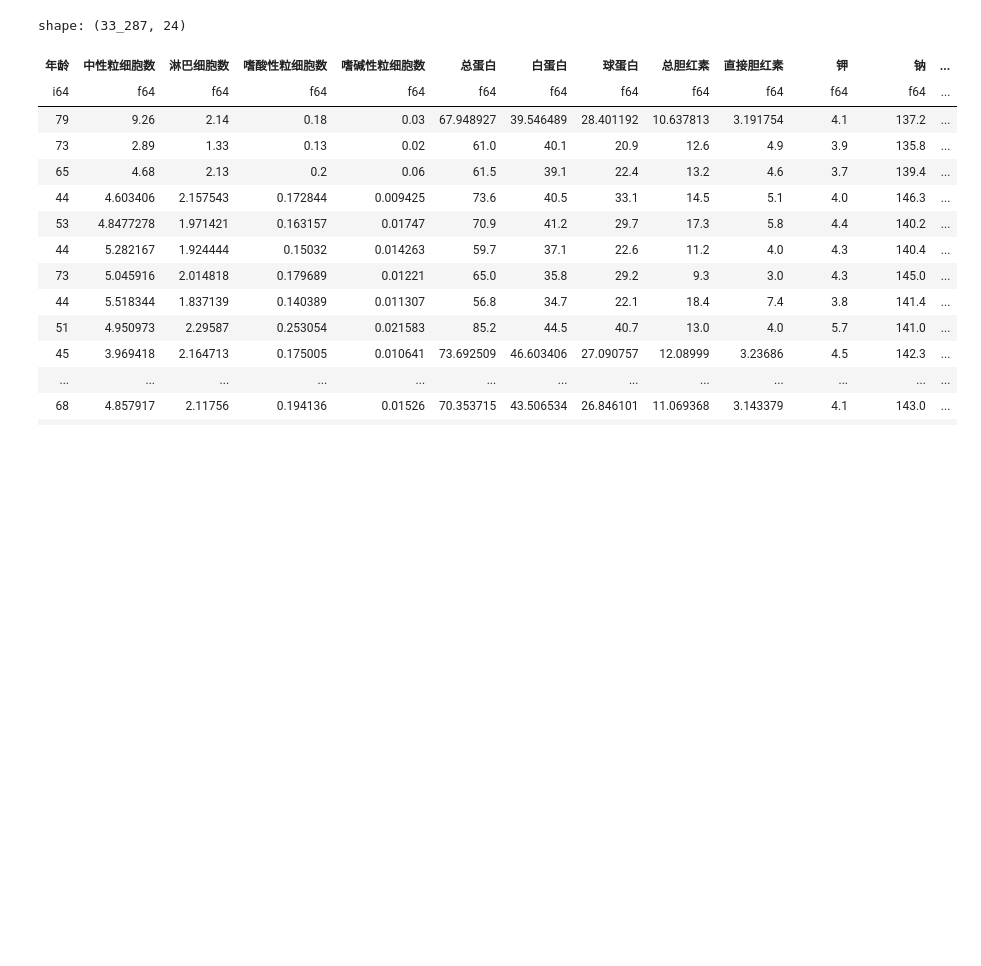
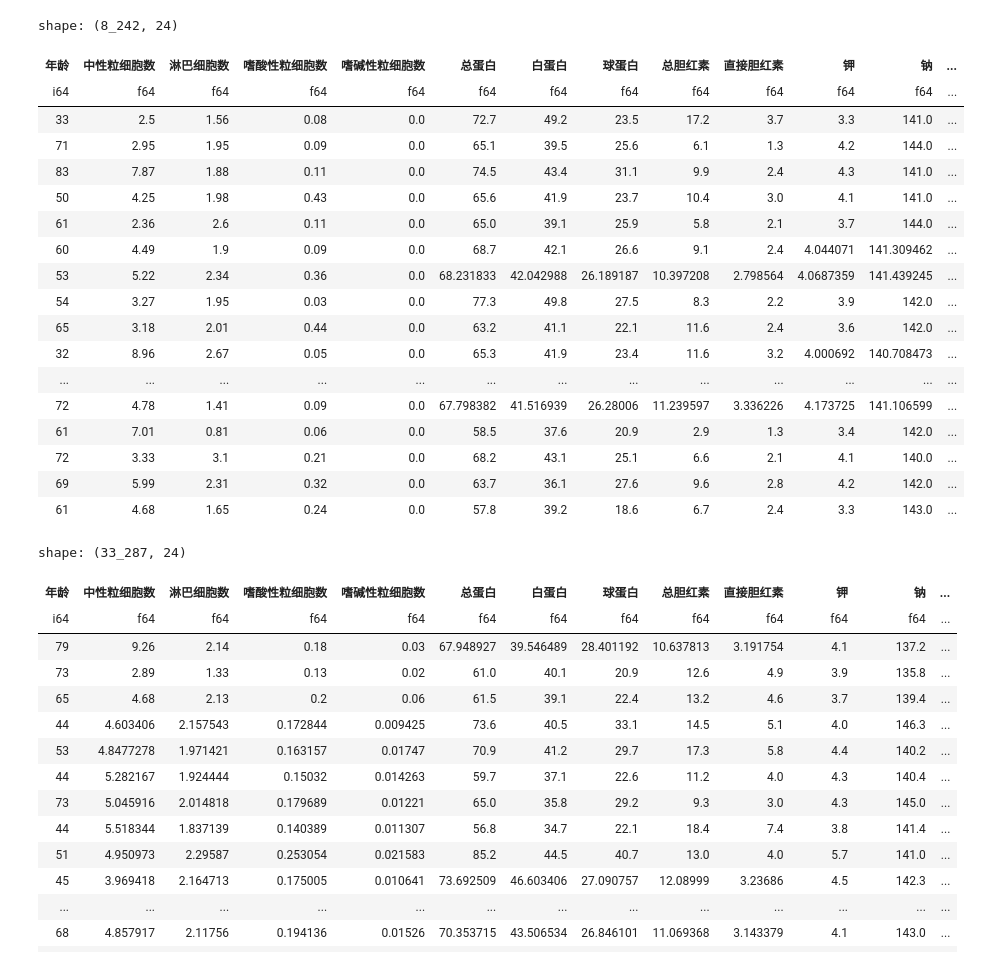
Before and after one commit to MarkOverthinker/GP_HP, a Jupyter notebook: code/data_analyse.ipynb, the cells around one changed output. Saved outputs shown, nothing was run; the diff lists cells and outputs as text; code cells hidden in the pictures; blank space fills up the shorter version.

```diff
--- a/code/data_analyse.ipynb
+++ b/code/data_analyse.ipynb
@@ -10,0 +51,4 @@ raw_data = pl.read_csv(data_path, dtypes={'年龄' : pl.Float64})
+# %%
+test = []
+for c in raw_data.columns:
+        test.append((c, raw_data.filter(pl.col(c) == 0)))
@@ -11,3 +75,25 @@ raw_data = pl.read_csv(data_path, dtypes={'年龄' : pl.Float64})
+# %%
+test[4][1]
+# %% [output]
+shape: (8_242, 24)
+| 年龄 | 中性粒细胞数 | 淋巴细胞数 | 嗜酸性粒细胞数 | 嗜碱性粒细胞数 | 总蛋白 | 白蛋白 | 球蛋白 | 总胆红素 | 直接胆红素 | 钾 | 钠 | ... |
+| i64 | f64 | f64 | f64 | f64 | f64 | f64 | f64 | f64 | f64 | f64 | f64 | ... |
+| 33 | 2.5 | 1.56 | 0.08 | 0.0 | 72.7 | 49.2 | 23.5 | 17.2 | 3.7 | 3.3 | 141.0 | ... |
+| 71 | 2.95 | 1.95 | 0.09 | 0.0 | 65.1 | 39.5 | 25.6 | 6.1 | 1.3 | 4.2 | 144.0 | ... |
+| 83 | 7.87 | 1.88 | 0.11 | 0.0 | 74.5 | 43.4 | 31.1 | 9.9 | 2.4 | 4.3 | 141.0 | ... |
+| 50 | 4.25 | 1.98 | 0.43 | 0.0 | 65.6 | 41.9 | 23.7 | 10.4 | 3.0 | 4.1 | 141.0 | ... |
+| 61 | 2.36 | 2.6 | 0.11 | 0.0 | 65.0 | 39.1 | 25.9 | 5.8 | 2.1 | 3.7 | 144.0 | ... |
+| 60 | 4.49 | 1.9 | 0.09 | 0.0 | 68.7 | 42.1 | 26.6 | 9.1 | 2.4 | 4.044071 | 141.309462 | ... |
+| 53 | 5.22 | 2.34 | 0.36 | 0.0 | 68.231833 | 42.042988 | 26.189187 | 10.397208 | 2.798564 | 4.0687359 | 141.439245 | ... |
+| 54 | 3.27 | 1.95 | 0.03 | 0.0 | 77.3 | 49.8 | 27.5 | 8.3 | 2.2 | 3.9 | 142.0 | ... |
+| 65 | 3.18 | 2.01 | 0.44 | 0.0 | 63.2 | 41.1 | 22.1 | 11.6 | 2.4 | 3.6 | 142.0 | ... |
+| 32 | 8.96 | 2.67 | 0.05 | 0.0 | 65.3 | 41.9 | 23.4 | 11.6 | 3.2 | 4.000692 | 140.708473 | ... |
+| ... | ... | ... | ... | ... | ... | ... | ... | ... | ... | ... | ... | ... |
+| 72 | 4.78 | 1.41 | 0.09 | 0.0 | 67.798382 | 41.516939 | 26.28006 | 11.239597 | 3.336226 | 4.173725 | 141.106599 | ... |
+| 61 | 7.01 | 0.81 | 0.06 | 0.0 | 58.5 | 37.6 | 20.9 | 2.9 | 1.3 | 3.4 | 142.0 | ... |
+| 72 | 3.33 | 3.1 | 0.21 | 0.0 | 68.2 | 43.1 | 25.1 | 6.6 | 2.1 | 4.1 | 140.0 | ... |
+| 69 | 5.99 | 2.31 | 0.32 | 0.0 | 63.7 | 36.1 | 27.6 | 9.6 | 2.8 | 4.2 | 142.0 | ... |
+| 61 | 4.68 | 1.65 | 0.24 | 0.0 | 57.8 | 39.2 | 18.6 | 6.7 | 2.4 | 3.3 | 143.0 | ... |
 # %%
 raw_data
 # %% [output]
```
Also changed, not shown: parts of 8 cells of this notebook, 3 other files.
